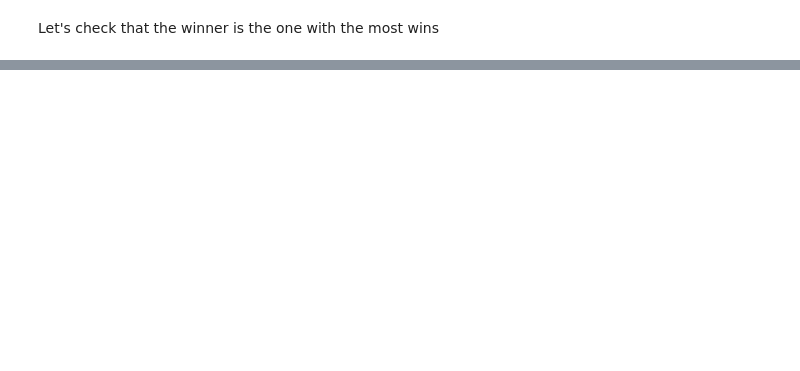
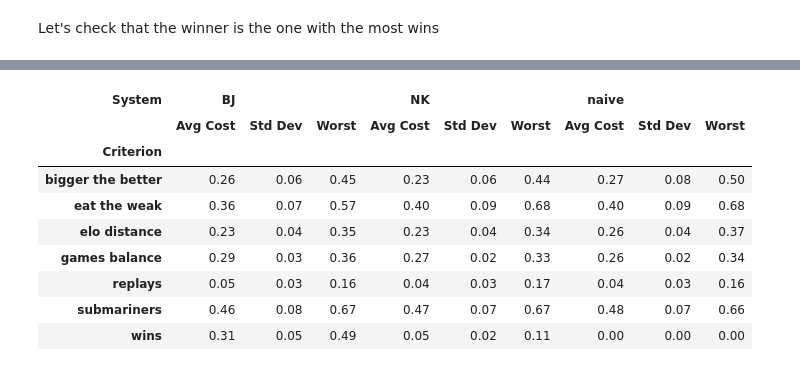
Before and after one commit to stonneau/kowstats, a Jupyter notebook: kow.ipynb, the cells around one changed output, grey strips where cells are left out. Saved outputs shown, nothing was run; the diff lists cells and outputs as text; code cells hidden in the pictures; blank space fills up the shorter version.

Commit message:
added metric and displaying results

```diff
--- a/kow.ipynb
+++ b/kow.ipynb
@@ -714,6 +703,7 @@ def elodistance(tournament_ranking):
 # %% [markdown]
 Let's check that the winner is the one with the most wins
 # %%
+
 def num_win(player):
     score = [el * 50 for el in player.resulttrack] #50 is enough to not mix win draws and losses
     return sum(score)
@@ -725,4 +715,4 @@ def winner_has_win(tournament_ranking):
     wins = [num_win(player) for player in tournament_ranking]
     sortedwins = sorted(wins, reverse=True)
     tau, p_value = kendalltau(wins, sortedwins)
-    return 1 - tau
+    return (1 - tau) / 2
@@ -728,0 +802,13 @@ def winner_has_win(tournament_ranking):
+# %%
+def replays_metric(tournament_ranking):
+    total_replays = 0
+    total_games = 0
+    for player in tournament_ranking:
+        seen = set()
+        for opp_idx in player.opponenttrack:
+            total_games += 1
+            if opp_idx in seen:
+                total_replays += 1
+            seen.add(opp_idx)
+    # each game counted twice (once per player), same for replays
+    return total_replays / total_games if total_games > 0 else 0
@@ -734,7 +867,7 @@ for i in range(500):
 # %%
 
 scoring_systems = [["naive", naive_score],["BJ", bj_score], ["NK",nk_score],]
-metrics = [["elo distance", elodistance],["wins", winner_has_win]]
+metrics = [["elo distance", elodistance],["wins", winner_has_win],["bigger the better", bigger_the_better],["submariners", submariner_metric],["games balance", games_balance],["replays", replays_metric],["eat the weak", eat_the_weak]]
 
 def run_analysis(tournament_data):
     analysis = {}
@@ -763,2 +938,54 @@ res
+# %%
+
+import pandas as pd
+
+def display_results(res):
+    rows = []
+    for metric_name, systems in res.items():
+        for sys_name, stats in systems.items():
+            rows.append({
+                'Criterion': metric_name,
+                'System': sys_name,
+                'Avg Cost': stats['average cost'],
+                'Worst': stats['worst'],
+                'Std Dev': stats['standard deviation'],
+            })
+    df = pd.DataFrame(rows)
+    df = df.pivot_table(index='Criterion', columns='System', values=['Avg Cost', 'Worst', 'Std Dev'], aggfunc='first')
+    df = df.swaplevel(axis=1).sort_index(axis=1)
+
+    def highlight_avg_cost(row):
+        styles = ['' for _ in row]
+        avg_cost_mask = [col[1] == 'Avg Cost' for col in row.index]
+        avg_vals = [row.iloc[i] for i, m in enumerate(avg_cost_mask) if m]
+        if not avg_vals:
+            return styles
+        best = min(avg_vals)
+        worst = max(avg_vals)
+        for i, is_avg in enumerate(avg_cost_mask):
+            if is_avg:
+                if row.iloc[i] == best:
+                    styles[i] = 'background-color: #22aa22; color: white; font-weight: bold'
+                elif row.iloc[i] == worst:
+                    styles[i] = 'background-color: #cc3333; color: white; font-weight: bold'
+        return styles
+
+    return (df.style
+              .apply(highlight_avg_cost, axis=1)
+              .format('{:.2f}')
+              .set_properties(**{'font-size': '14px'}))
+
+display_results(res)
+# %% [output]
+| System | BJ |  |  | NK |  |  | naive |  |  |
+|  | Avg Cost | Std Dev | Worst | Avg Cost | Std Dev | Worst | Avg Cost | Std Dev | Worst |
+| Criterion |  |  |  |  |  |  |  |  |  |
+| bigger the better | 0.26 | 0.06 | 0.45 | 0.23 | 0.06 | 0.44 | 0.27 | 0.08 | 0.50 |
+| eat the weak | 0.36 | 0.07 | 0.57 | 0.40 | 0.09 | 0.68 | 0.40 | 0.09 | 0.68 |
+| elo distance | 0.23 | 0.04 | 0.35 | 0.23 | 0.04 | 0.34 | 0.26 | 0.04 | 0.37 |
+| games balance | 0.29 | 0.03 | 0.36 | 0.27 | 0.02 | 0.33 | 0.26 | 0.02 | 0.34 |
+| replays | 0.05 | 0.03 | 0.16 | 0.04 | 0.03 | 0.17 | 0.04 | 0.03 | 0.16 |
+| submariners | 0.46 | 0.08 | 0.67 | 0.47 | 0.07 | 0.67 | 0.48 | 0.07 | 0.66 |
+| wins | 0.31 | 0.05 | 0.49 | 0.05 | 0.02 | 0.11 | 0.00 | 0.00 | 0.00 |
 # %%
 kendalltau?
```
Also changed, not shown: parts of 29 cells of this notebook.
